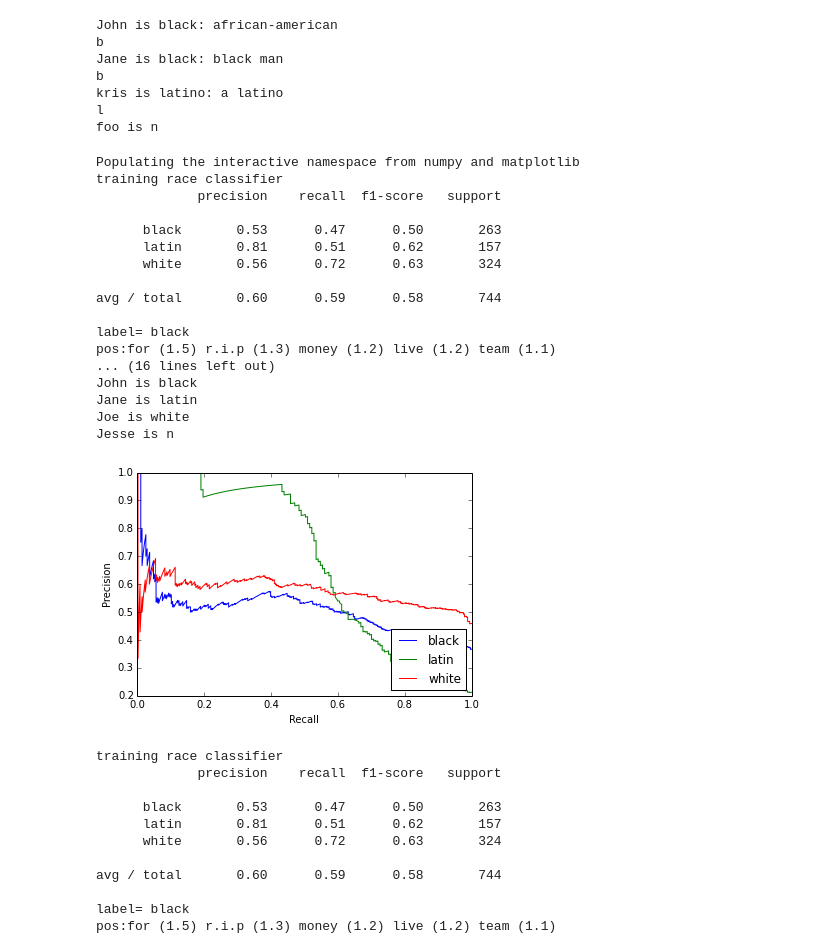
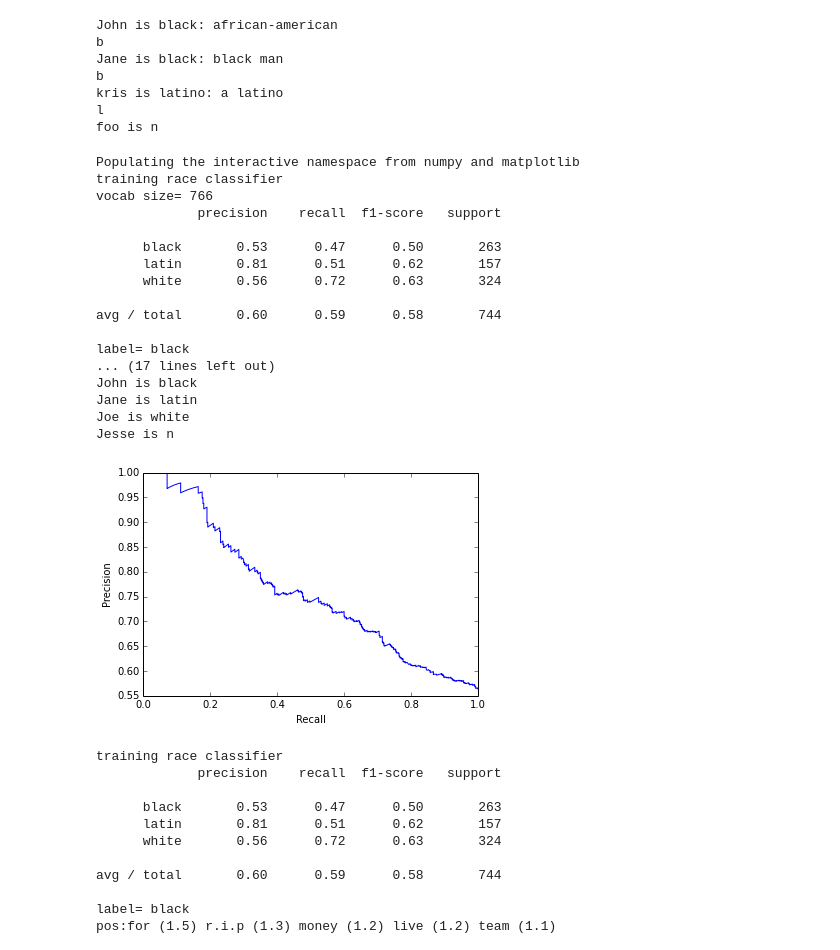
Before and after one commit to tapilab/twcounty, a Jupyter notebook: twcounty/Demographics.ipynb, the cells around one changed output. Cells and saved outputs as stored; diff of their text form; code cells hidden in the pictures.

```diff
--- a/twcounty/Demographics.ipynb
+++ b/twcounty/Demographics.ipynb
@@ -133,12 +133,25 @@ def prec_rec(truths_bin, probs, races):
     for i in range(len(races)):
         precision[i], recall[i], _ = precision_recall_curve(truths_bin[:, i],
                                                             probs[:, i])
+
     # Plot Precision-Recall curve for each class
     for i in range(len(races)):
         plot(recall[i], precision[i], label=races[i])
     xlabel('Recall')
     ylabel('Precision')
     legend(loc="lower right")
+
+def prec_rec_afro_hisp(truths_bin, probs, races):
+    truths_bin = np.array(truths_bin)
+    probs = np.array(probs)
+    truths_ah = np.array(truths_bin[:, 0] + truths_bin[:, 1])
+    probs_ah = np.array([max(i, j) for i, j in zip(probs[:, 0], probs[:, 1])])
+    precision, recall, _ = precision_recall_curve(truths_ah,  probs_ah)
+    plot(recall, precision)
+    xlabel('Recall')
+    ylabel('Precision')
+    legend(loc="lower right")
+    plt.savefig('race.pdf', bbox_inches='tight')
 
 def read_race_data(race_path, tzer, races):
     tokens = []
@@ -162,6 +175,7 @@ def train_race_clf():
     vec = TfidfVectorizer(token_pattern='\S+', min_df=2, binary=True)
     X = vec.fit_transform(tokens)
     y = np.array(labels)
+    print 'vocab size=', len(vec.get_feature_names())
 
     cv = KFold(len(y), 10, shuffle=True, random_state=123456)
     m = LogisticRegression(class_weight='auto')
@@ -187,7 +201,7 @@ def train_race_clf():
     y_filtered = [i for i, pred in enumerate(preds) if probs[i][pred] > threshold]
     print len(y_filtered), 'retained of', len(preds), 'total using threshold', threshold
     print classification_report(np.array(truths)[y_filtered], np.array(preds)[y_filtered], target_names=races)
-    prec_rec(truths_bin, probs, races)
+    prec_rec_afro_hisp(truths_bin, probs, races)
     return m
 
 
@@ -197,36 +211,36 @@ def label_race_clf(tweet, clf):
         desc = ''
     preds = clf.predict_proba(clf.vec.transform([' '.join(clf.tzer.do_tokenize(desc))]))[0]
     if max(preds) > 0.5:
         # print 'predicting', races[np.argmax(preds)], 'for', tweet['user']['screen_name'], desc
         tweet['user']['race'] = races[np.argmax(preds)]
     else:
         tweet['user']['race'] = 'n'
     return tweet
 
 race_clf = train_race_clf()
 print 'John is', label_race_clf({'user':{'description':'r.i.p.', 'screen_name':'john'}}, race_clf)['user']['race']
 print 'Jane is', label_race_clf({'user':{'description':'que', 'screen_name':'jane'}}, race_clf)['user']['race']
 print 'Joe is', label_race_clf({'user':{'description':'like', 'screen_name':'joe'}}, race_clf)['user']['race']
 print 'Jesse is', label_race_clf({'user':{'description':'asdf', 'screen_name':'jesse'}}, race_clf)['user']['race']
 # %% [output]
 Populating the interactive namespace from numpy and matplotlib
 training race classifier
+vocab size= 766
              precision    recall  f1-score   support
 
       black       0.53      0.47      0.50       263
       latin       0.81      0.51      0.62       157
       white       0.56      0.72      0.63       324
 
 avg / total       0.60      0.59      0.58       744
 
 label= black
-pos:for (1.5) r.i.p (1.3) money (1.2) live (1.2) team (1.1)
-... (16 lines left out)
+... (17 lines left out)
 John is black
 Jane is latin
 Joe is white
 Jesse is n
-[figure, old version]
+[figure, new version]
 # %%
 # Read in Twitter json files, classifying each by gender and/or race.
 from collections import Counter
```
Also changed, not shown: parts of 9 cells of this notebook.
